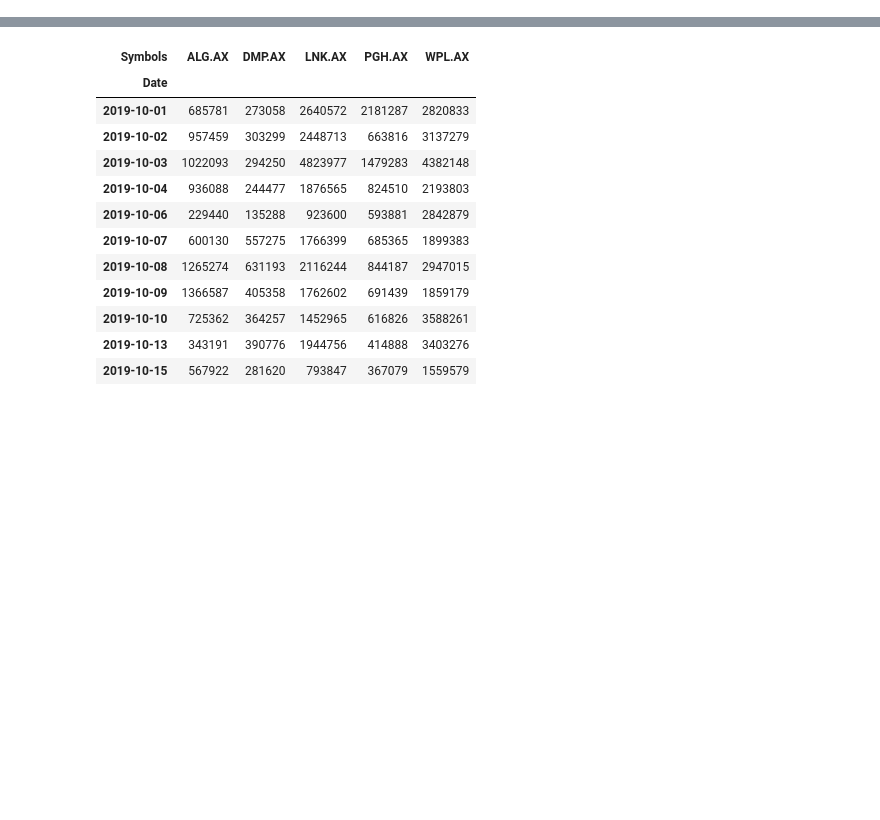
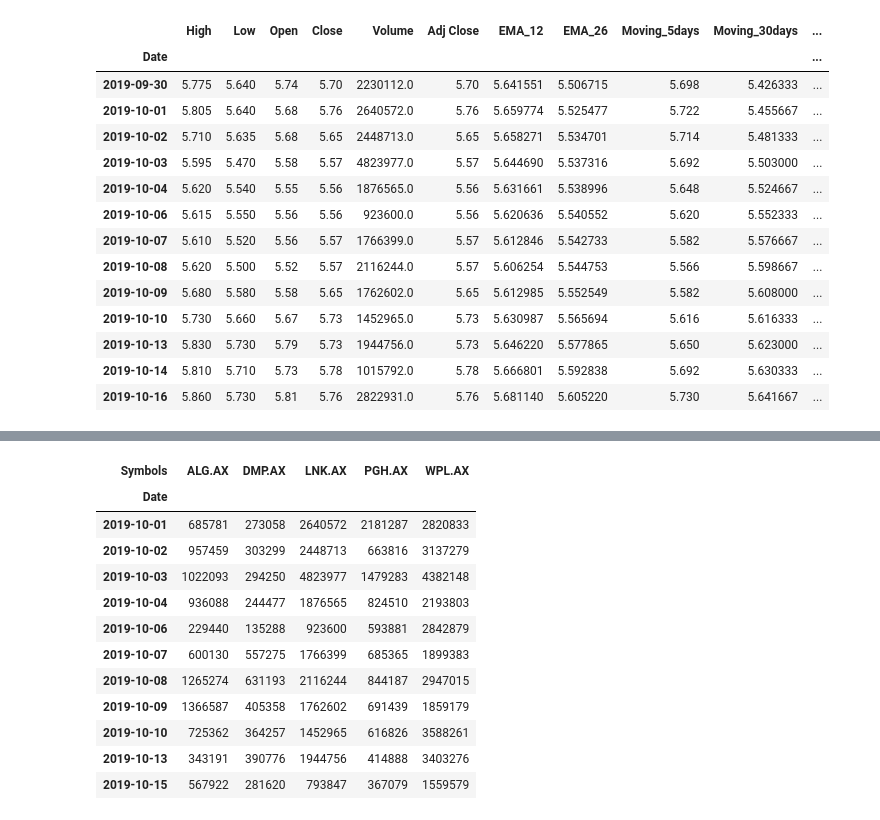
Before and after one commit to RonnyCh/Laptop, a Jupyter notebook: Stocks.ipynb, the cells around one changed output, grey strips where cells are left out. Cells and saved outputs as stored; diff of their text form; code cells hidden in the pictures; blank space fills up the shorter version.

```diff
--- a/Stocks.ipynb
+++ b/Stocks.ipynb
@@ -23,0 +49,2 @@ df.tail()
+# %%
+test = df.loc['2019-09-30':]
@@ -23,0 +65,18 @@ df.tail()
+# %%
+test
+# %% [output]
+|  | High | Low | Open | Close | Volume | Adj Close | EMA_12 | EMA_26 | Moving_5days | Moving_30days | ... |
+| Date |  |  |  |  |  |  |  |  |  |  | ... |
+| 2019-09-30 | 5.775 | 5.640 | 5.74 | 5.70 | 2230112.0 | 5.70 | 5.641551 | 5.506715 | 5.698 | 5.426333 | ... |
+| 2019-10-01 | 5.805 | 5.640 | 5.68 | 5.76 | 2640572.0 | 5.76 | 5.659774 | 5.525477 | 5.722 | 5.455667 | ... |
+| 2019-10-02 | 5.710 | 5.635 | 5.68 | 5.65 | 2448713.0 | 5.65 | 5.658271 | 5.534701 | 5.714 | 5.481333 | ... |
+| 2019-10-03 | 5.595 | 5.470 | 5.58 | 5.57 | 4823977.0 | 5.57 | 5.644690 | 5.537316 | 5.692 | 5.503000 | ... |
+| 2019-10-04 | 5.620 | 5.540 | 5.55 | 5.56 | 1876565.0 | 5.56 | 5.631661 | 5.538996 | 5.648 | 5.524667 | ... |
+| 2019-10-06 | 5.615 | 5.550 | 5.56 | 5.56 | 923600.0 | 5.56 | 5.620636 | 5.540552 | 5.620 | 5.552333 | ... |
+| 2019-10-07 | 5.610 | 5.520 | 5.56 | 5.57 | 1766399.0 | 5.57 | 5.612846 | 5.542733 | 5.582 | 5.576667 | ... |
+| 2019-10-08 | 5.620 | 5.500 | 5.52 | 5.57 | 2116244.0 | 5.57 | 5.606254 | 5.544753 | 5.566 | 5.598667 | ... |
+| 2019-10-09 | 5.680 | 5.580 | 5.58 | 5.65 | 1762602.0 | 5.65 | 5.612985 | 5.552549 | 5.582 | 5.608000 | ... |
+| 2019-10-10 | 5.730 | 5.660 | 5.67 | 5.73 | 1452965.0 | 5.73 | 5.630987 | 5.565694 | 5.616 | 5.616333 | ... |
+| 2019-10-13 | 5.830 | 5.730 | 5.79 | 5.73 | 1944756.0 | 5.73 | 5.646220 | 5.577865 | 5.650 | 5.623000 | ... |
+| 2019-10-14 | 5.810 | 5.710 | 5.73 | 5.78 | 1015792.0 | 5.78 | 5.666801 | 5.592838 | 5.692 | 5.630333 | ... |
+| 2019-10-16 | 5.860 | 5.730 | 5.81 | 5.76 | 2822931.0 | 5.76 | 5.681140 | 5.605220 | 5.730 | 5.641667 | ... |
```
Also changed, not shown: parts of 22 cells of this notebook.
